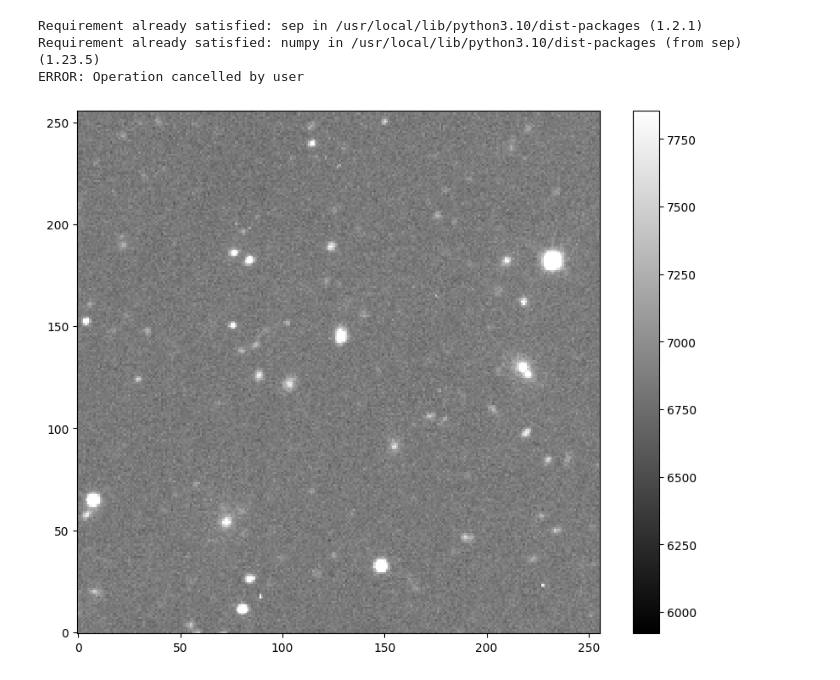
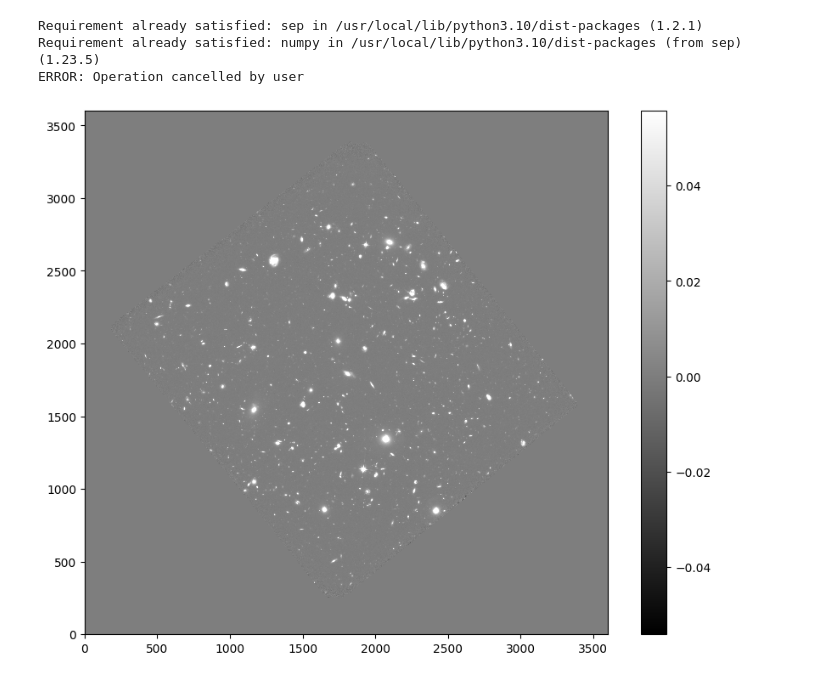
Before and after one commit to MPadilla17/astr-19, a Jupyter notebook: Final Project Part 2.ipynb, the cells around one changed output. Cells and saved outputs as stored; diff of their text form; code cells hidden in the pictures.

```diff
--- a/Final Project Part 2.ipynb
+++ b/Final Project Part 2.ipynb
@@ -18,13 +18,13 @@ from matplotlib import rcParams
 rcParams['figure.figsize'] = [10., 8.]
 # %%
 # read image into standard 2-d numpy array
-data = fits.getdata("image.fits")
+data = fits.getdata("hlsp_hudf12_hst_wfc3ir_udfmain_f105w_v1.0_drz.fits")
 # show the image
 m, s = np.mean(data), np.std(data)
 plt.imshow(data, interpolation='nearest', cmap='gray', vmin=m-s, vmax=m+s, origin='lower')
 plt.colorbar();
 plt.savefig("FImage1",bbox_inches="tight",facecolor="chartreuse")
 # %% [output]
-[figure, old version]
+[figure, new version]
 # %%
 # measure a spatially varying background on the image
```
Also changed, not shown: parts of 4 cells of this notebook.
